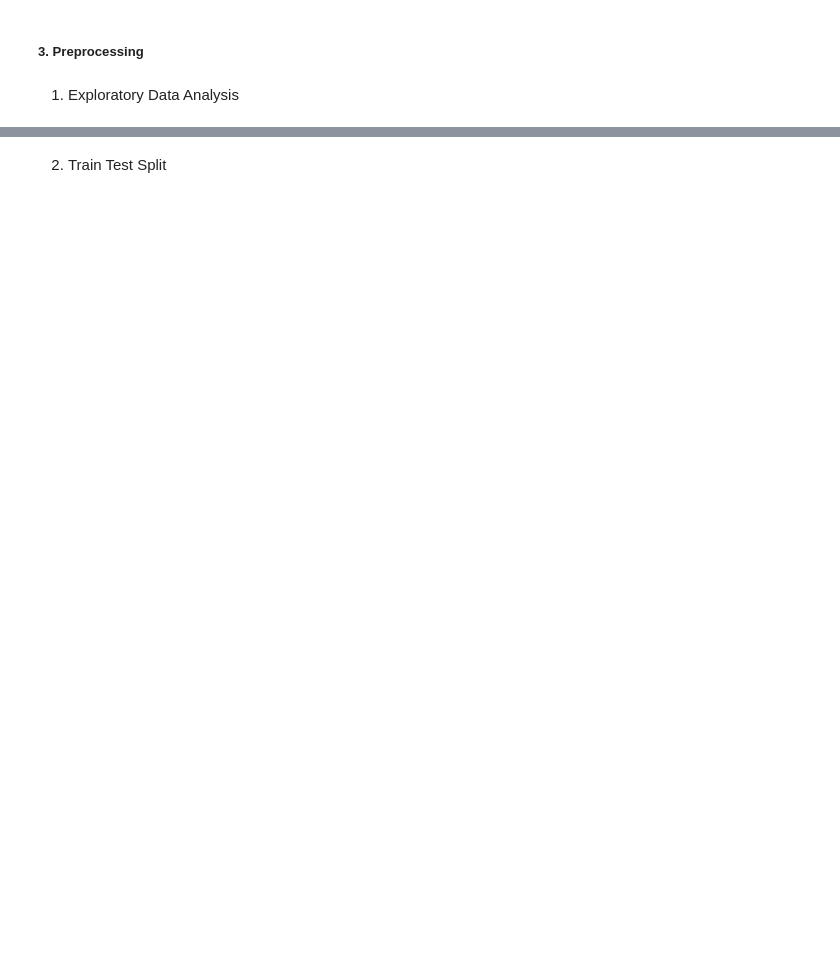
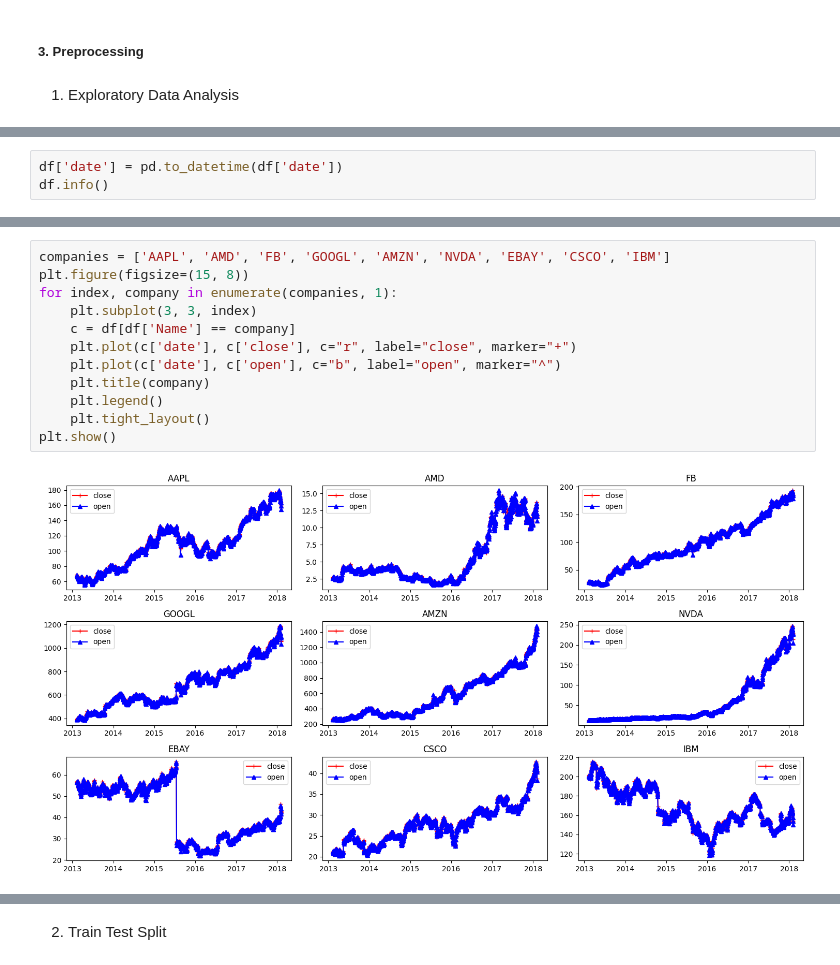
Before and after one commit to fatahrahimi330/100-Machine-Learning-Projects, a Jupyter notebook: 23-Stock Price Prediction/stock_price_prediction.ipynb, the cells around one changed output, grey strips where cells are left out. Cells and saved outputs as stored; diff of their text form; blank space fills up the shorter version.

```diff
--- a/23-Stock Price Prediction/stock_price_prediction.ipynb
+++ b/23-Stock Price Prediction/stock_price_prediction.ipynb
@@ -20,0 +72,3 @@ df.head()
+# %%
+df['date'] = pd.to_datetime(df['date'])
+df.info()
@@ -20,0 +90,14 @@ df.head()
+# %%
+companies = ['AAPL', 'AMD', 'FB', 'GOOGL', 'AMZN', 'NVDA', 'EBAY', 'CSCO', 'IBM']
+plt.figure(figsize=(15, 8))
+for index, company in enumerate(companies, 1):
+    plt.subplot(3, 3, index)
+    c = df[df['Name'] == company]
+    plt.plot(c['date'], c['close'], c="r", label="close", marker="+")
+    plt.plot(c['date'], c['open'], c="b", label="open", marker="^")
+    plt.title(company)
+    plt.legend()
+    plt.tight_layout()
+plt.show()
+# %% [output]
+[figure, added]
```
Also changed, not shown: parts of 25 cells of this notebook, 2 other files.
